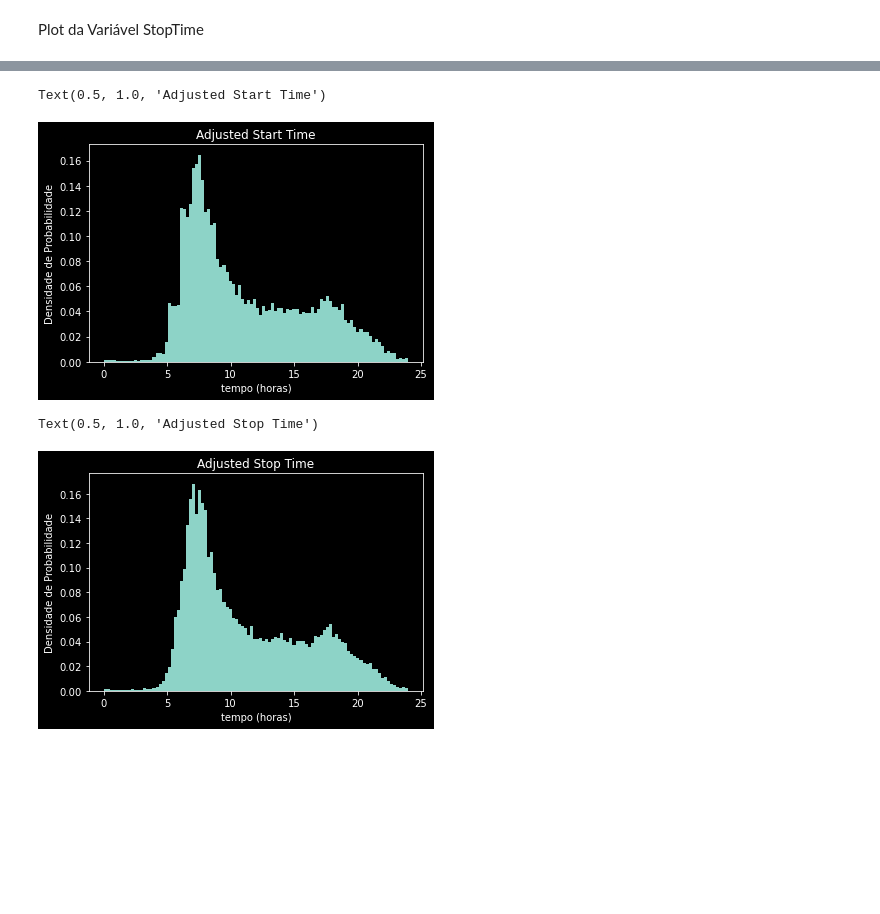
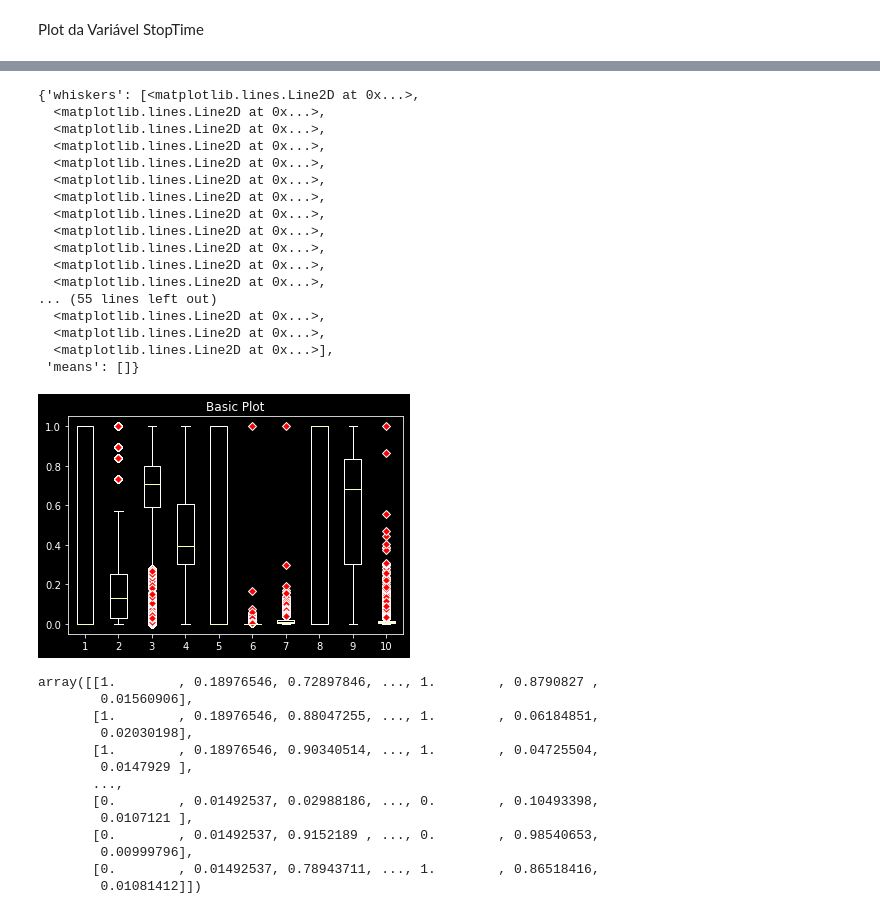
Before and after one commit to devrveiga/task_timeseries, a Jupyter notebook: dataVE.ipynb, the cells around one changed output, grey strips where cells are left out. Saved outputs shown, nothing was run; the diff lists cells and outputs as text; code cells hidden in the pictures; blank space fills up the shorter version.

```diff
--- a/dataVE.ipynb
+++ b/dataVE.ipynb
@@ -247,2 +187,7 @@ for i in range(len(StartTime)):
 # %% [markdown]
 Plot das Variáveis datetime no formato de histograma. O objetivo aqui é determinar a função densidade de probabilidade que melhor representa cada uma das variáveis.
+# %%
+df['StartTime'] = pd.Series(StartTime2float)
+df['StopTime'] = pd.Series(StopTime2float)
+df['EndCharge'] = pd.Series(EndCharge2float)
+df['Weekday_or_Weekend'] = pd.Series(Weekday_ornot)
@@ -249,3 +221,7 @@ Plot das Variáveis datetime no formato de histograma. O objetivo aqui é determ
+# %%
+min_max_scaler = MinMaxScaler()
+
+df_escaled = min_max_scaler.fit_transform(df)
 # %% [markdown]
 Plot da Variável StartTime
 # %%
@@ -271,18 +247,40 @@ Text(0.5, 1.0, 'Stop Time')
-# %%
-plt.Figure()
-plt.hist(AdjStartTime2float, density = True, bins = 100)
-plt.xlabel('tempo (horas)')
-plt.ylabel('Densidade de Probabilidade')
-plt.title('Adjusted Start Time')
-# %% [output]
-Text(0.5, 1.0, 'Adjusted Start Time')
-[figure, removed]
-# %%
-plt.Figure()
-plt.hist(AdjStopTime2float, density = True, bins = 100)
-plt.xlabel('tempo (horas)')
-plt.ylabel('Densidade de Probabilidade')
-plt.title('Adjusted Stop Time')
-# %% [output]
-Text(0.5, 1.0, 'Adjusted Stop Time')
-[figure, removed]
+# %%
+red_diamond = dict(markerfacecolor='r', marker='D')
+fig1, ax1 = plt.subplots()
+ax1.set_title('Basic Plot')
+ax1.boxplot(df_escaled, flierprops=red_diamond)
+# %% [output]
+{'whiskers': [<matplotlib.lines.Line2D at 0x...>,
+  <matplotlib.lines.Line2D at 0x...>,
+  <matplotlib.lines.Line2D at 0x...>,
+  <matplotlib.lines.Line2D at 0x...>,
+  <matplotlib.lines.Line2D at 0x...>,
+  <matplotlib.lines.Line2D at 0x...>,
+  <matplotlib.lines.Line2D at 0x...>,
+  <matplotlib.lines.Line2D at 0x...>,
+  <matplotlib.lines.Line2D at 0x...>,
+  <matplotlib.lines.Line2D at 0x...>,
+  <matplotlib.lines.Line2D at 0x...>,
+  <matplotlib.lines.Line2D at 0x...>,
+... (55 lines left out)
+  <matplotlib.lines.Line2D at 0x...>,
+  <matplotlib.lines.Line2D at 0x...>,
+  <matplotlib.lines.Line2D at 0x...>],
+ 'means': []}
+[figure, added]
+# %%
+df_escaled
+# %% [output]
+array([[1.        , 0.18976546, 0.72897846, ..., 1.        , 0.8790827 ,
+        0.01560906],
+       [1.        , 0.18976546, 0.88047255, ..., 1.        , 0.06184851,
+        0.02030198],
+       [1.        , 0.18976546, 0.90340514, ..., 1.        , 0.04725504,
+        0.0147929 ],
+       ...,
+       [0.        , 0.01492537, 0.02988186, ..., 0.        , 0.10493398,
+        0.0107121 ],
+       [0.        , 0.01492537, 0.9152189 , ..., 0.        , 0.98540653,
+        0.00999796],
+       [0.        , 0.01492537, 0.78943711, ..., 1.        , 0.86518416,
+        0.01081412]])
```
Also changed, not shown: parts of 27 cells of this notebook, 1 other file.
